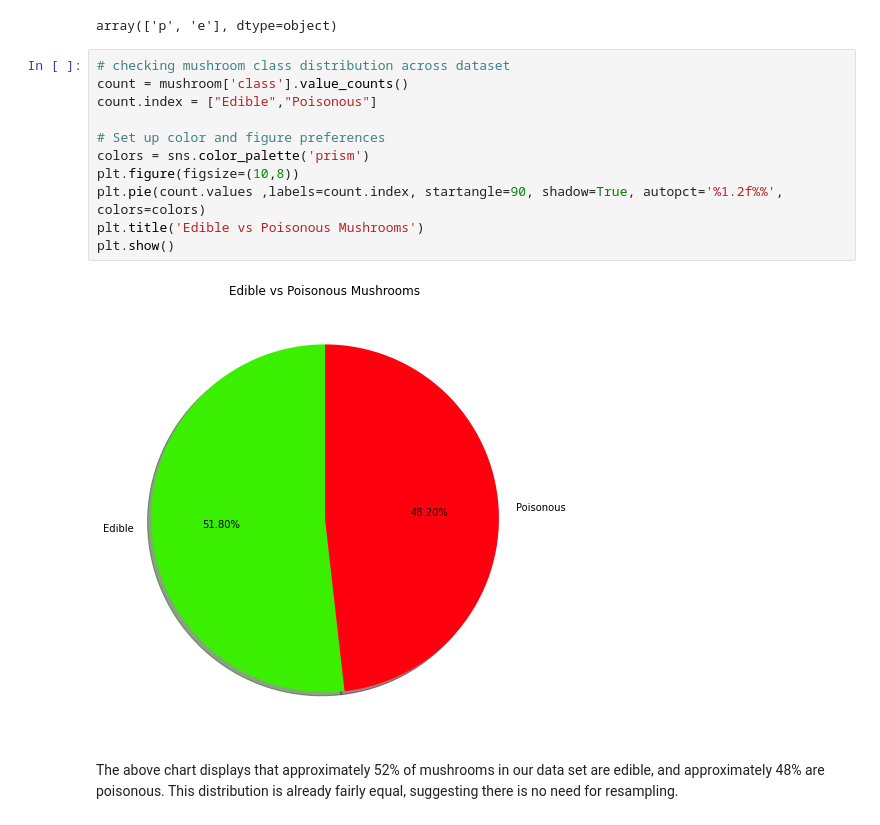
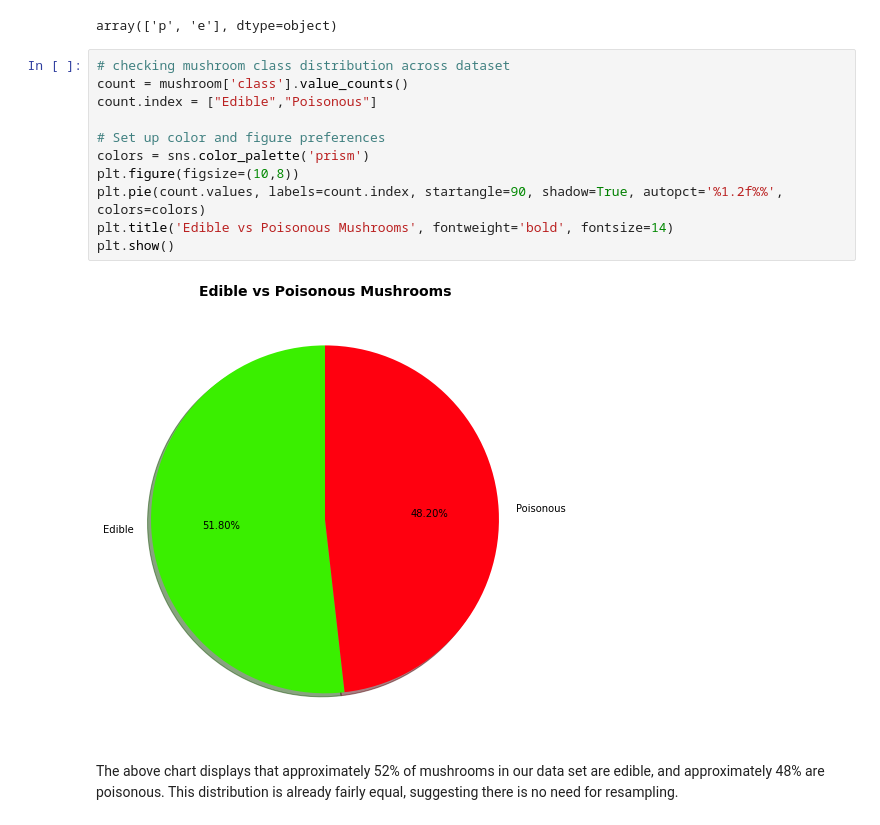
Before and after one commit to artolon/Final-Project, a Jupyter notebook: Part1_Mushroom-Exploratory-Analysis.ipynb, the cells around one changed output. Cells and saved outputs as stored; diff of their text form.

```diff
--- a/Part1_Mushroom-Exploratory-Analysis.ipynb
+++ b/Part1_Mushroom-Exploratory-Analysis.ipynb
@@ -52,16 +52,16 @@ array(['p', 'e'], dtype=object)
 # %%
 # checking mushroom class distribution across dataset
 count = mushroom['class'].value_counts()
 count.index = ["Edible","Poisonous"]
 
 # Set up color and figure preferences
 colors = sns.color_palette('prism')
 plt.figure(figsize=(10,8))
-plt.pie(count.values ,labels=count.index, startangle=90, shadow=True, autopct='%1.2f%%',  colors=colors)
-plt.title('Edible vs Poisonous Mushrooms')
+plt.pie(count.values, labels=count.index, startangle=90, shadow=True, autopct='%1.2f%%',  colors=colors)
+plt.title('Edible vs Poisonous Mushrooms', fontweight='bold', fontsize=14)
 plt.show()
 # %% [output]
-[figure, old version]
+[figure, new version]
 # %% [markdown]
 The above chart displays that approximately 52% of mushrooms in our data set are edible, and approximately 48% are poisonous. This distribution is already fairly equal, suggesting there is no need for resampling.
 # %% [markdown]
```
Also changed, not shown: parts of 2 cells of this notebook, 2 other files.
